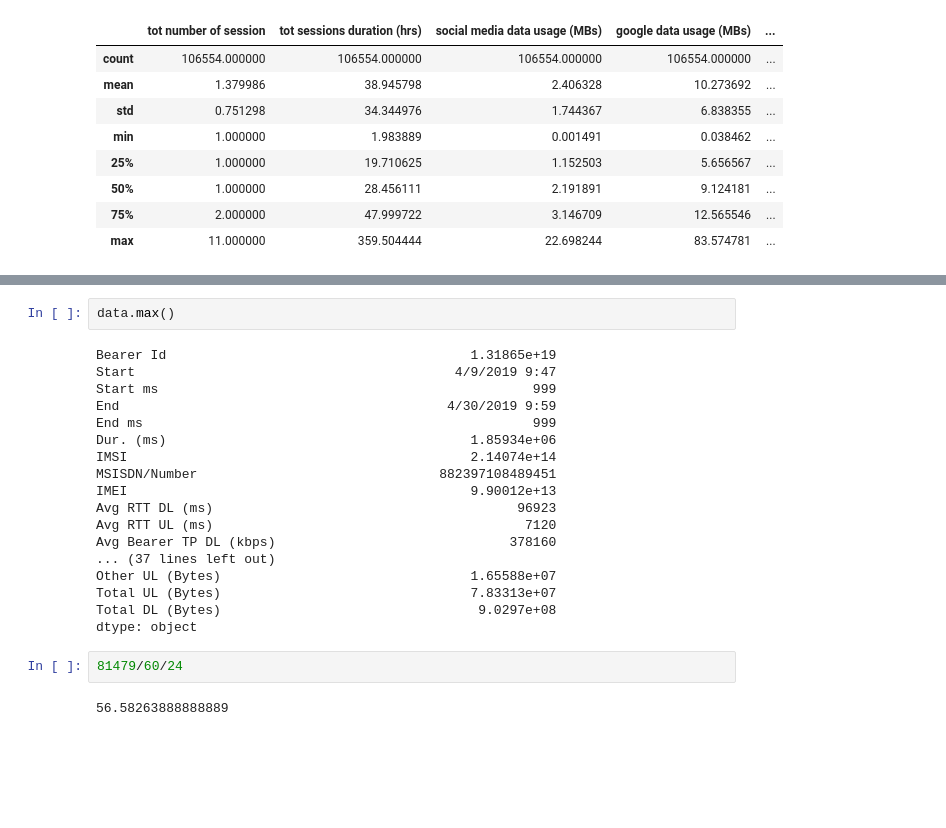
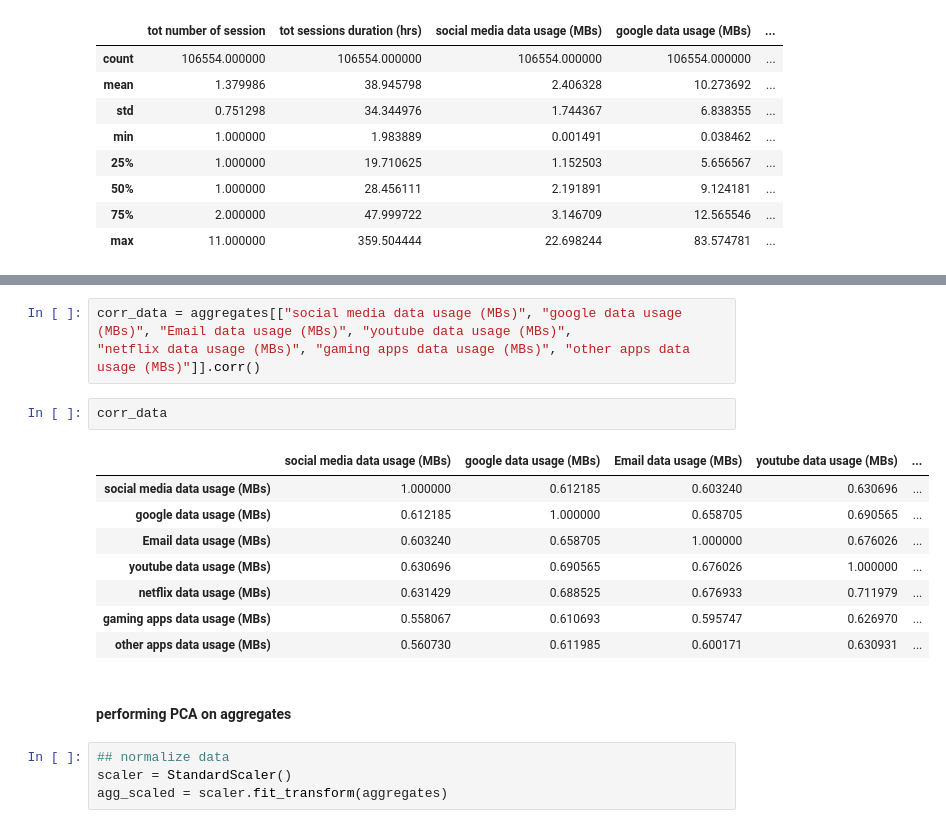
Before and after one commit to JimohAR/it_core_project1, a Jupyter notebook: src/notebooks/task1_exp.ipynb, the cells around one changed output, grey strips where cells are left out. Cells and saved outputs as stored; diff of their text form; blank space fills up the shorter version.

```diff
--- a/src/notebooks/task1_exp.ipynb
+++ b/src/notebooks/task1_exp.ipynb
@@ -334,24 +278,20 @@ aggregates[["tot sessions duration (hrs)"]]
-# %%
-data.max()
-# %% [output]
-Bearer Id                                       1.31865e+19
-Start                                         4/9/2019 9:47
-Start ms                                                999
-End                                          4/30/2019 9:59
-End ms                                                  999
-Dur. (ms)                                       1.85934e+06
-IMSI                                            2.14074e+14
-MSISDN/Number                               882397108489451
-IMEI                                            9.90012e+13
-Avg RTT DL (ms)                                       96923
-Avg RTT UL (ms)                                        7120
-Avg Bearer TP DL (kbps)                              378160
-... (37 lines left out)
-Other UL (Bytes)                                1.65588e+07
-Total UL (Bytes)                                7.83313e+07
-Total DL (Bytes)                                 9.0297e+08
-dtype: object
-# %%
-81479/60/24
-# %% [output]
-56.58263888888889
+# %%
+corr_data = aggregates[["social media data usage (MBs)", "google data usage (MBs)", "Email data usage (MBs)", "youtube data usage (MBs)",
+"netflix data usage (MBs)", "gaming apps data usage (MBs)", "other apps data usage (MBs)"]].corr()
+# %%
+corr_data
+# %% [output]
+|  | social media data usage (MBs) | google data usage (MBs) | Email data usage (MBs) | youtube data usage (MBs) | ... |
+| social media data usage (MBs) | 1.000000 | 0.612185 | 0.603240 | 0.630696 | ... |
+| google data usage (MBs) | 0.612185 | 1.000000 | 0.658705 | 0.690565 | ... |
+| Email data usage (MBs) | 0.603240 | 0.658705 | 1.000000 | 0.676026 | ... |
+| youtube data usage (MBs) | 0.630696 | 0.690565 | 0.676026 | 1.000000 | ... |
+| netflix data usage (MBs) | 0.631429 | 0.688525 | 0.676933 | 0.711979 | ... |
+| gaming apps data usage (MBs) | 0.558067 | 0.610693 | 0.595747 | 0.626970 | ... |
+| other apps data usage (MBs) | 0.560730 | 0.611985 | 0.600171 | 0.630931 | ... |
+# %% [markdown]
+#### performing PCA on aggregates
+# %%
+## normalize data
+scaler = StandardScaler()
+agg_scaled = scaler.fit_transform(aggregates)
```
Also changed, not shown: parts of 15 cells of this notebook, 6 other files.
